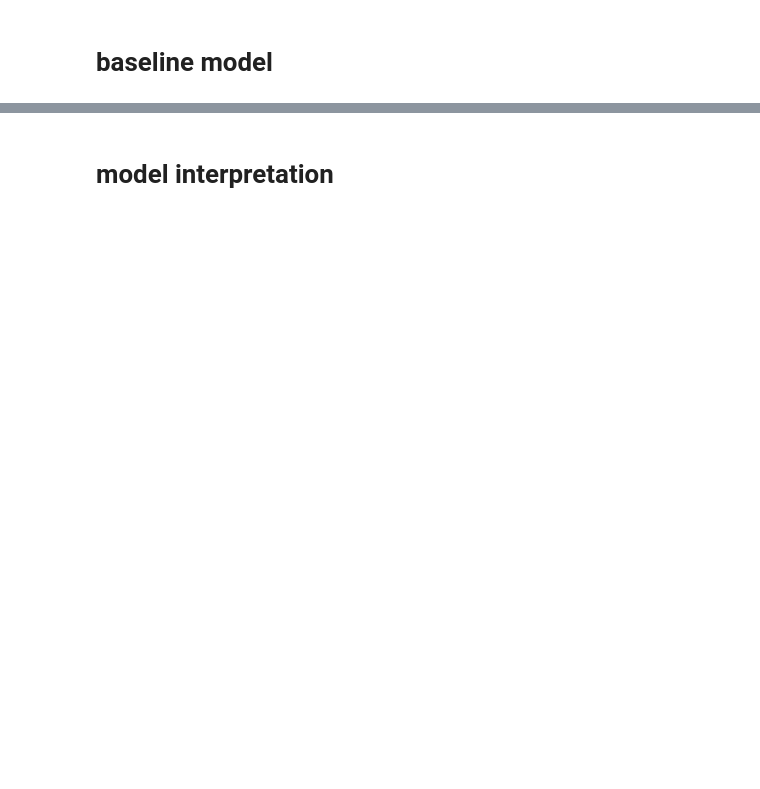
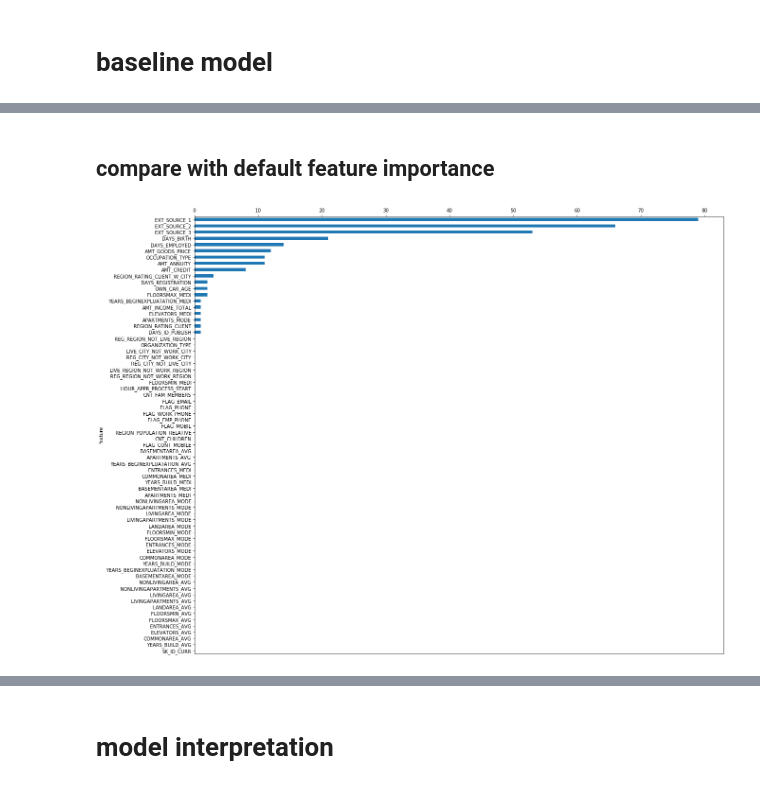
Before and after one commit to KienVu2368/tabint, a Jupyter notebook: nbs/home_credit.ipynb, the cells around one changed output, grey strips where cells are left out. Saved outputs shown, nothing was run; the diff lists cells and outputs as text; code cells hidden in the pictures; blank space fills up the shorter version.

```diff
--- a/nbs/home_credit.ipynb
+++ b/nbs/home_credit.ipynb
@@ -444,2 +310,5 @@ class LGBDataset():
+# %%
+x_trn = x_trn[col_sample]
+x_val = x_val[col_sample]
 # %%
 dataset = LGBDataset(x_trn, y_trn, x_val, y_val)
@@ -504,5 +330,4 @@ params = {
     'min_split_gain':.01,
     'min_child_weight':2,
     'verbose':3,
-    'metric': 'binary_logloss'
-}
+    'metric': 'binary_logloss'}
@@ -584,3 +334,3 @@ class LGBLearner():
 # %%
-learner = LGBMLearner(dataset)
+learner = LGBLearner(dataset)
 # %%
@@ -633,0 +416,7 @@ learner.ft_impt.top(20)
+# %% [markdown]
+## compare with default feature importance
+# %%
+plot_barh(pd.DataFrame.from_dict({'feature': x_trn.columns,
+                                  'imporance': learner.md.feature_importance()}))
+# %% [output]
+[figure, added]
```
Also changed, not shown: parts of 58 cells of this notebook, 7 other files.
